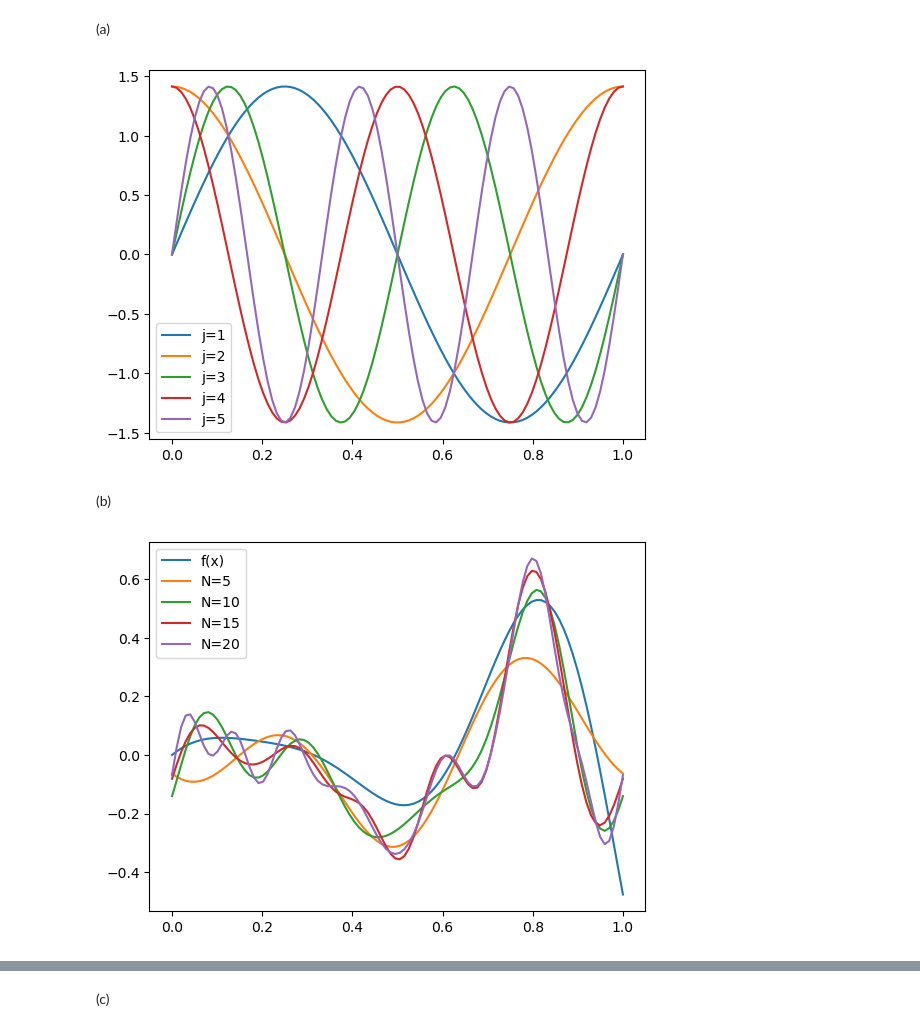
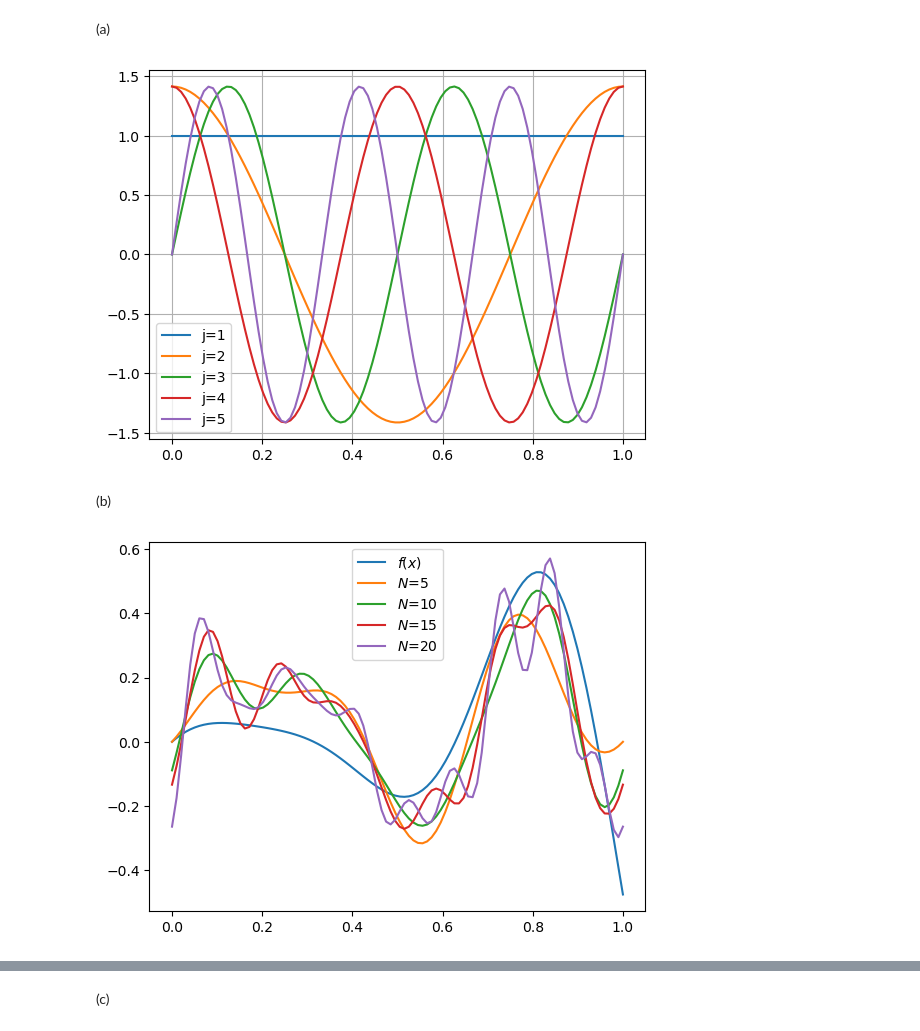
Before and after one commit to agassama28/Statistique-en-Grande-dimension, a Jupyter notebook: TP_2/TP_2.ipynb, the cells around one changed output, grey strips where cells are left out. Cells and saved outputs as stored; diff of their text form; code cells hidden in the pictures.

```diff
--- a/TP_2/TP_2.ipynb
+++ b/TP_2/TP_2.ipynb
@@ -13,7 +13,7 @@ epsilon = np.random.normal(0,1,size=100)
 sigma = 0.2
 
 def f(x):
-    return(x**2*2**(x-1) - (x-0.5)**3)*np.sin(10*x)
+    return((x**2*2**(x-1) - (x-0.5)**3)*np.sin(10*x))
 
 Y = f(X) + sigma*epsilon
 # %% [markdown]
@@ -31,6 +31,8 @@ plt.scatter(X,Y,color='orange')
 (a)
 # %%
 def phi(n,x):
+    if(n == 1):
+        return(np.ones_like(x))
     a = np.sqrt(2)
     if(n % 2 == 0):
         k = n // 2
@@ -44,31 +46,32 @@ plt.plot(t,phi(2,t),label='j=2')
 plt.plot(t,phi(3,t),label='j=3')
 plt.plot(t,phi(4,t),label='j=4')
 plt.plot(t,phi(5,t),label='j=5')
+plt.grid()
 plt.legend()
 plt.show()
 # %% [output]
-[figure, old version]
+[figure, new version]
 # %% [markdown]
 (b)
 # %%
-def theta_chap(j):
+def theta_hat(j,X,Y):
    return(np.mean(Y*phi(j,X)))
 
-def f_chap(N,t):
+def f_hat(N,t,X,Y):
     f = 0
-    for j in range(1,N):
-        f += theta_chap(j)*phi(j,t)
+    for j in range(1,N+1):
+        f += theta_hat(j,X,Y)*phi(j,t)
     return(f)
 # %%
 a_list = [5,10,15,20]
 
-plt.plot(t,f(t),label='f(x)')
+plt.plot(t,f(t),label=f'$f(x)$')
 for i in a_list:
-    plt.plot(t,f_chap(i,t),label=f'N={i}')
+    plt.plot(t,f_hat(i,t,X,Y),label=f'$N$={i}')
 plt.legend()
 plt.show()
 # %% [output]
-[figure, old version]
+[figure, new version]
 # %%
 b_list = [30,50,70]
 
```
Also changed, not shown: parts of 5 cells of this notebook.
